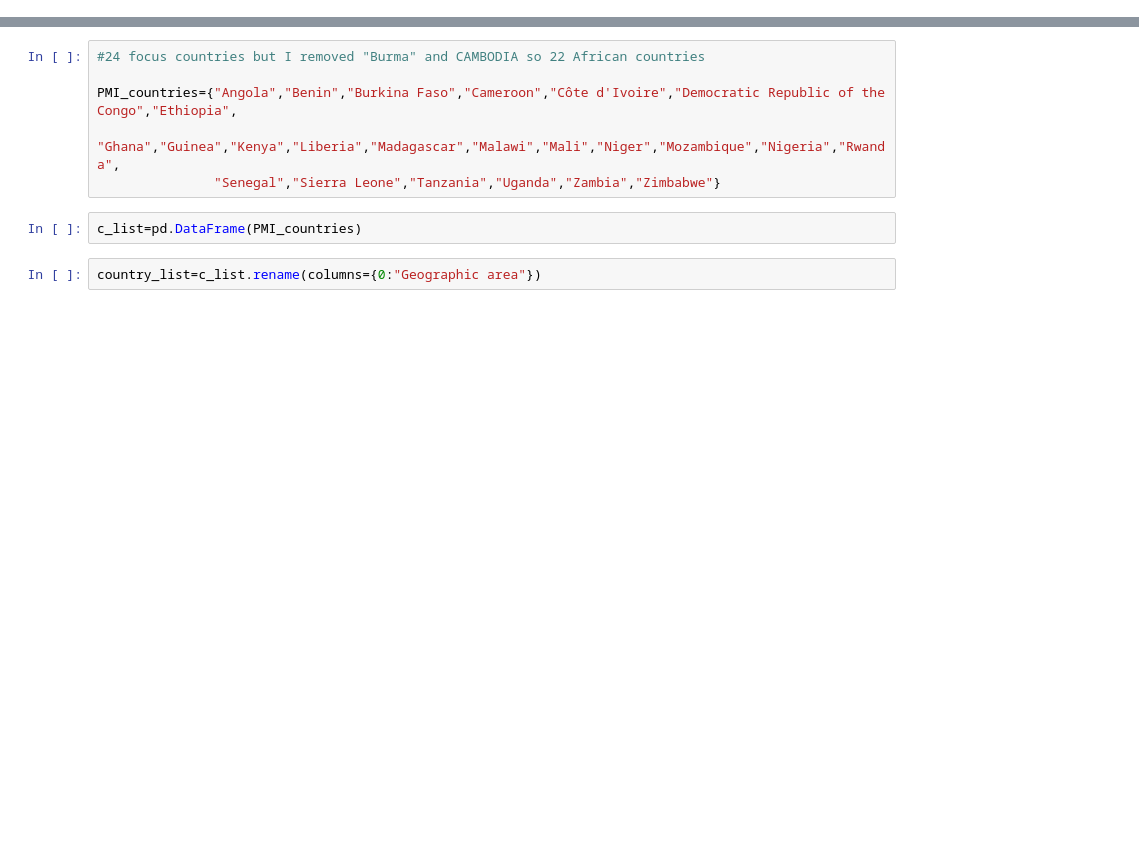
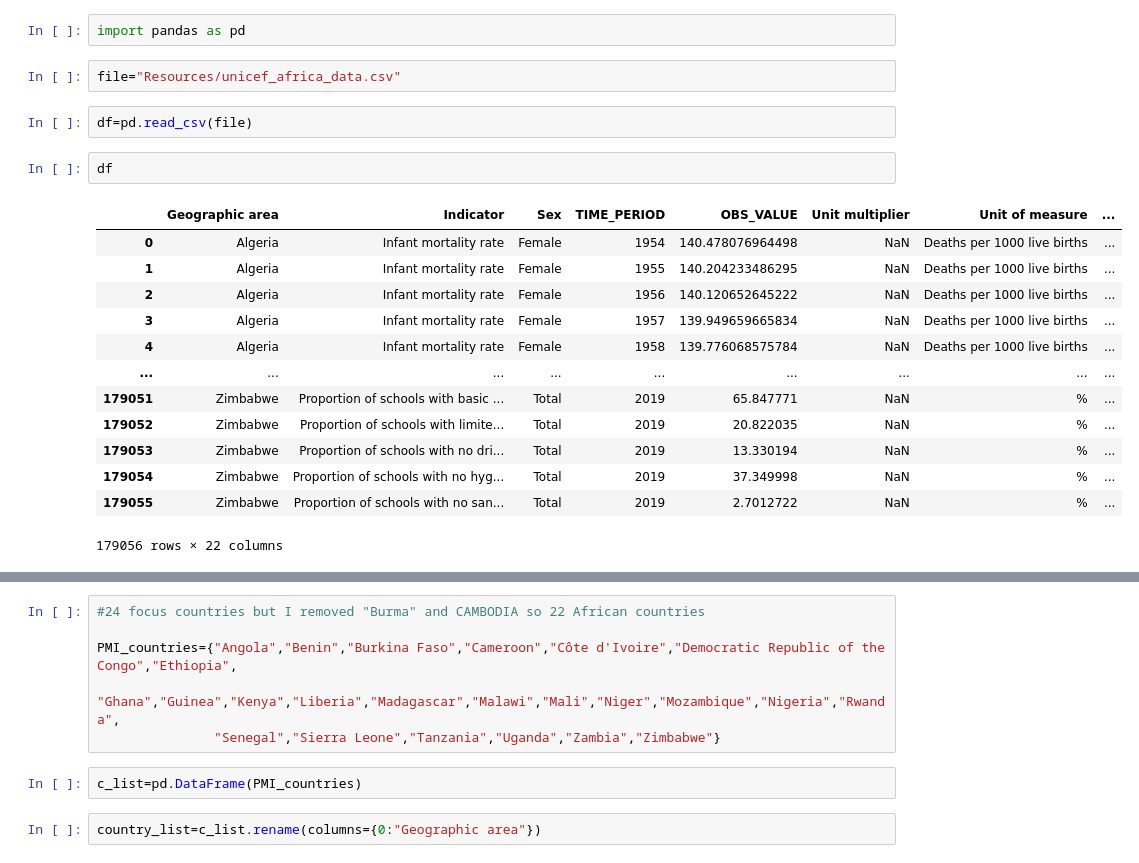
Before and after one commit to clemiblac/US_Africa_Policy, a Jupyter notebook: PMI countries vs non PMI.ipynb, the cells around one changed output, grey strips where cells are left out. Cells and saved outputs as stored; diff of their text form; blank space fills up the shorter version.

```diff
--- a/PMI countries vs non PMI.ipynb
+++ b/PMI countries vs non PMI.ipynb
@@ -0,0 +1,22 @@
+# %%
+import pandas as pd
+# %%
+file="Resources/unicef_africa_data.csv"
+# %%
+df=pd.read_csv(file)
+# %%
+df
+# %% [output]
+|  | Geographic area | Indicator | Sex | TIME_PERIOD | OBS_VALUE | Unit multiplier | Unit of measure | ... |
+| 0 | Algeria | Infant mortality rate | Female | 1954 | 140.478076964498 | NaN | Deaths per 1000 live births | ... |
+| 1 | Algeria | Infant mortality rate | Female | 1955 | 140.204233486295 | NaN | Deaths per 1000 live births | ... |
+| 2 | Algeria | Infant mortality rate | Female | 1956 | 140.120652645222 | NaN | Deaths per 1000 live births | ... |
+| 3 | Algeria | Infant mortality rate | Female | 1957 | 139.949659665834 | NaN | Deaths per 1000 live births | ... |
+| 4 | Algeria | Infant mortality rate | Female | 1958 | 139.776068575784 | NaN | Deaths per 1000 live births | ... |
+| ... | ... | ... | ... | ... | ... | ... | ... | ... |
+| 179051 | Zimbabwe | Proportion of schools with basic ... | Total | 2019 | 65.847771 | NaN | % | ... |
+| 179052 | Zimbabwe | Proportion of schools with limite... | Total | 2019 | 20.822035 | NaN | % | ... |
+| 179053 | Zimbabwe | Proportion of schools with no dri... | Total | 2019 | 13.330194 | NaN | % | ... |
+| 179054 | Zimbabwe | Proportion of schools with no hyg... | Total | 2019 | 37.349998 | NaN | % | ... |
+| 179055 | Zimbabwe | Proportion of schools with no san... | Total | 2019 | 2.7012722 | NaN | % | ... |
+179056 rows × 22 columns
```
Also changed, not shown: parts of 12 cells of this notebook, 2 other files.
